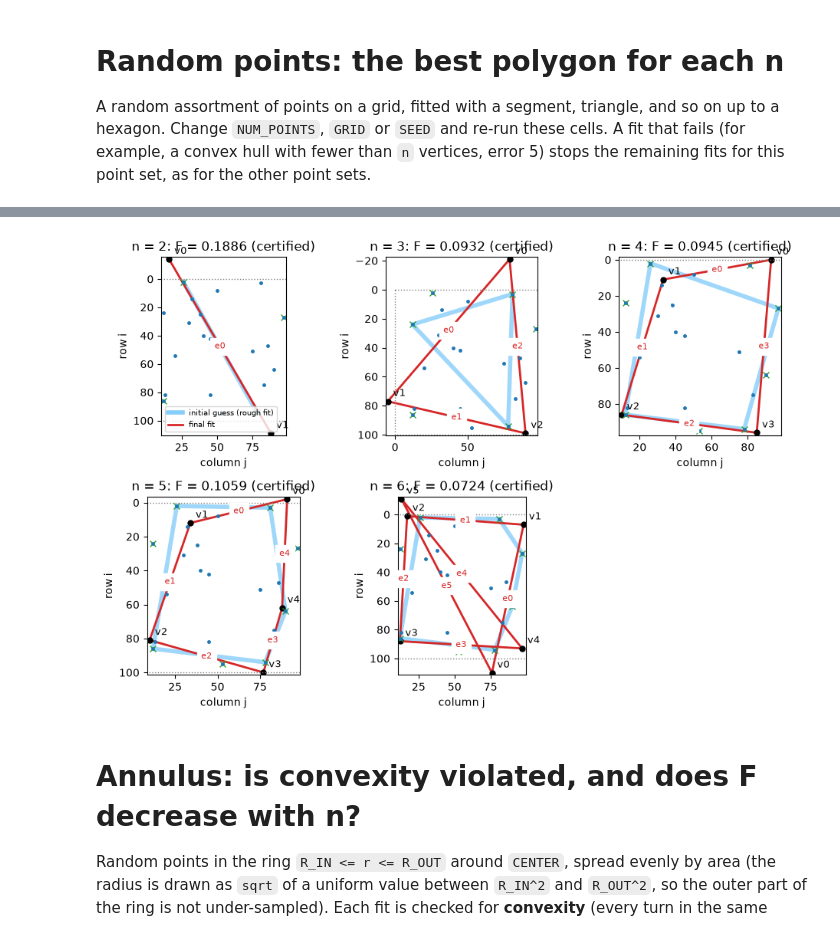
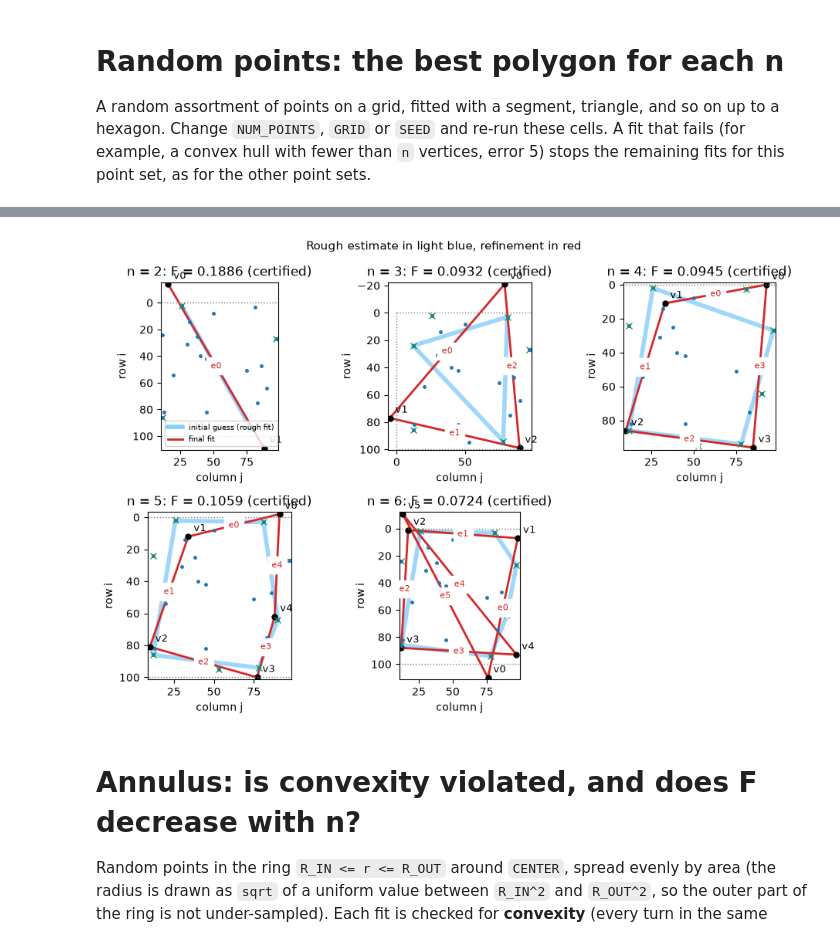
Before and after one commit to lapisetanima/PolyFit-Lean, a Jupyter notebook: notebooks/explore.ipynb, the cells around one changed output, grey strips where cells are left out. Saved outputs shown, nothing was run; the diff lists cells and outputs as text; code cells hidden in the pictures.

Commit message:
Label the rough estimate and refinement in the overlay figures
Co-Authored-By: Claude Opus 5.5 <noreply@anthropic.com>

```diff
--- a/notebooks/explore.ipynb
+++ b/notebooks/explore.ipynb
@@ -262,24 +262,25 @@ stopped: none
 # %%
 # The initial guess (the best rough fit, light blue, underneath) and the final refined
 # polygon (red, on top). The axes fit the whole polygon (vertices may lie outside the
 # grid); the dotted box is the grid.
 from matplotlib.lines import Line2D
 
 fig, axes = subplot_grid(len(random_ps.attempts), size=3.2)
 for ax, a in zip(axes, random_ps.attempts):
     guess = a.rough_fits[0].vertices
     closed = guess if a.n_vertices == 2 else np.vstack([guess, guess[:1]])
     ax.plot(closed[:, 1], closed[:, 0], "-", color="lightskyblue", linewidth=4, alpha=0.8, zorder=0)
     plot_attempt(random_ps, a, ax=ax,
                  title=f"n = {a.n_vertices}: F = {a.objective:.4f}" + (" (certified)" if a.certified else ""))
     ax.plot(random_ps.points[:, 1], random_ps.points[:, 0], ".", color="tab:blue", markersize=5)
     ax.plot([0, GRID[1], GRID[1], 0, 0], [0, 0, GRID[0], GRID[0], 0], ":", color="gray", linewidth=1)
 axes[0].legend(handles=[Line2D([], [], color="lightskyblue", linewidth=4, label="initial guess (rough fit)"),
                         Line2D([], [], color="tab:red", linewidth=2, label="final fit")],
                fontsize=7, loc="lower left")
+fig.suptitle("Rough estimate in light blue, refinement in red", fontsize=11)
 fig.tight_layout()
 # %% [output]
-[figure, old version]
+[figure, new version]
 # %% [markdown]
 # Annulus: is convexity violated, and does F decrease with n?
 Random points in the ring `R_IN <= r <= R_OUT` around `CENTER`, spread evenly by area (the radius is drawn as `sqrt` of a uniform value between `R_IN^2` and `R_OUT^2`, so the outer part of the ring is not under-sampled). Each fit is checked for **convexity** (every turn in the same direction) and for **crossing edges** (a non-simple polygon). Change the settings and re-run these cells.
```
Also changed, not shown: parts of 7 cells of this notebook, 1 other file.
